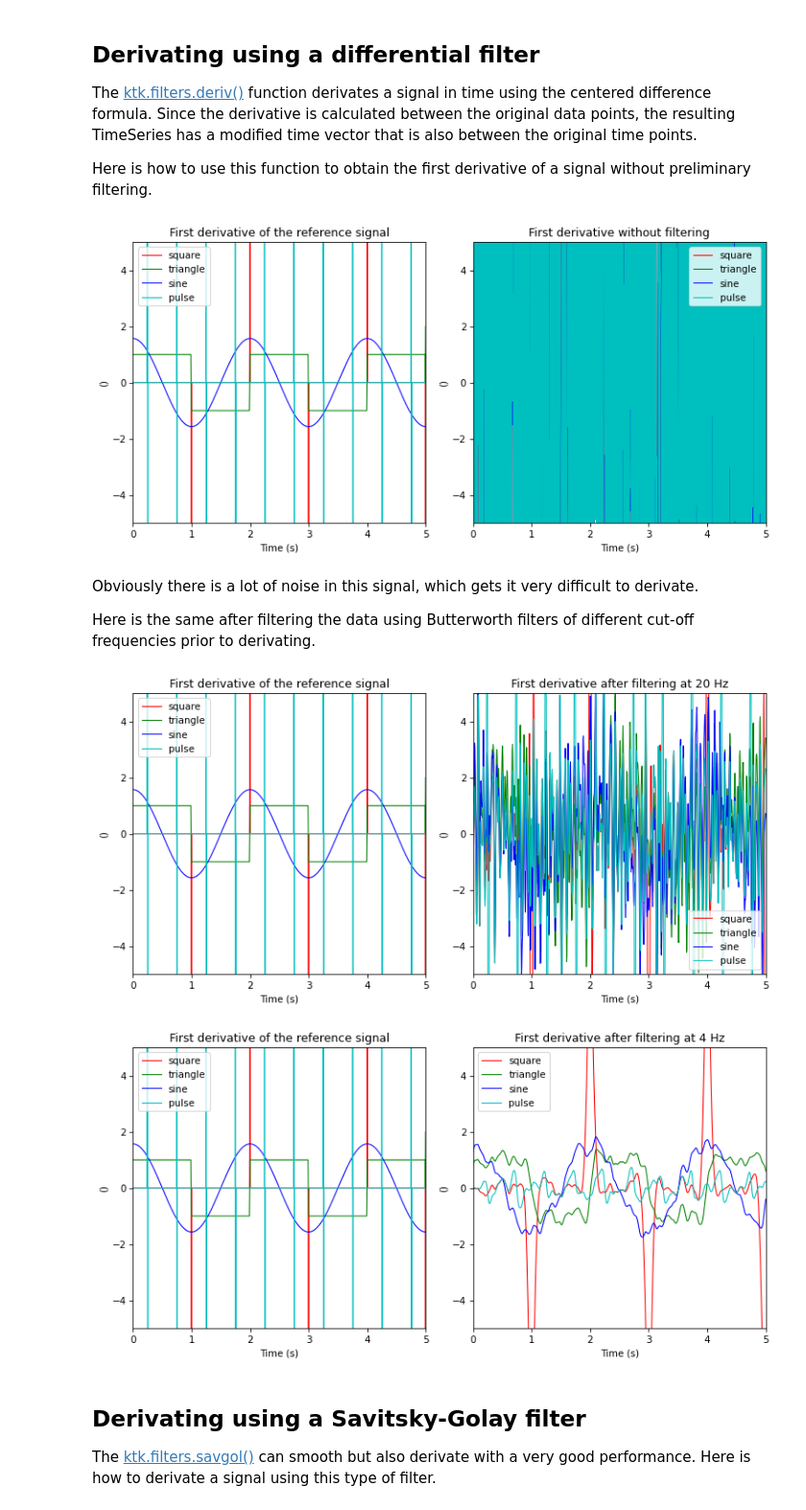
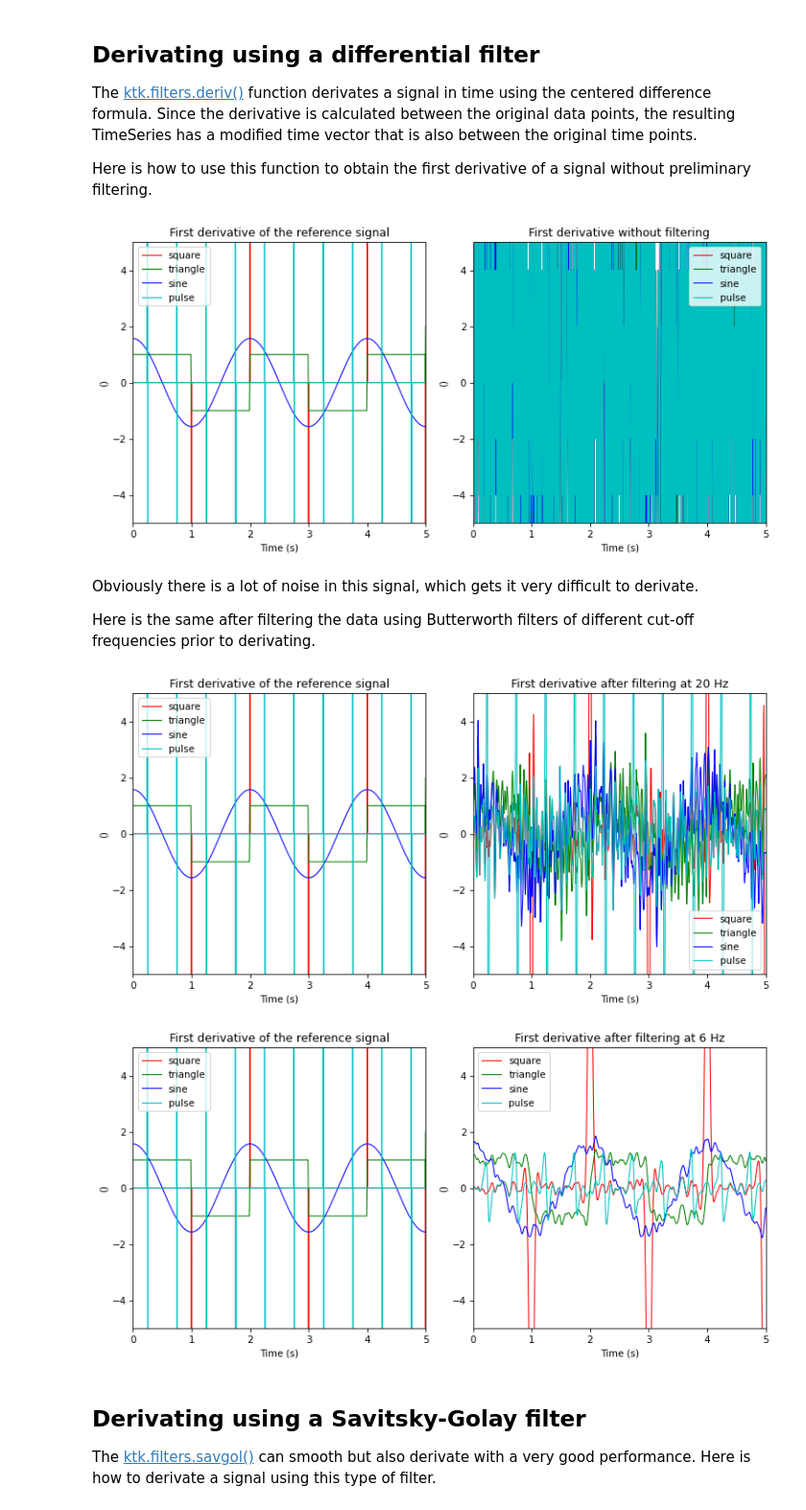
Before and after one commit to kineticstoolkit/kineticstoolkit, a Jupyter notebook: doc/filters.ipynb, the cells around one changed output. Shown at 96% size. Cells and saved outputs as stored; diff of their text form; code cells hidden in the pictures.

```diff
--- a/doc/filters.ipynb
+++ b/doc/filters.ipynb
@@ -28,12 +28,17 @@ Let's add some noise in these nice functions.
 # %%
+# White noise
 np.random.seed(0)
-noise = (np.random.rand(1000) - 0.5) / 5
+noise = (np.random.rand(1000) - 0.5) * 1E-1
 ts = ts_source.copy()
 ts.data['square'] += noise
 ts.data['triangle'] += noise
 ts.data['sine'] += noise
 ts.data['pulse'] += noise
 
+# Quantification noise: resolution of 1E-2
+for key in ts.data:
+    ts.data[key] = np.floor(ts.data[key] * 1E2) * 1E-2
+
 ts.plot()
 plt.tight_layout()
 # %% [output]
@@ -168,7 +173,7 @@ plt.title('First derivative without filtering')
 
 plt.tight_layout()
 # %% [output]
-[figure, old version]
+[figure, new version]
 # %% [markdown]
 Obviously there is a lot of noise in this signal, which gets it very difficult to derivate.
 
@@ -189,24 +194,24 @@ plt.title('First derivative after filtering at 20 Hz')
 
 plt.tight_layout()
 # %% [output]
-[figure, old version]
+[figure, new version]
 # %%
 plt.subplot(1, 2, 1)
 temp = ktk.filters.deriv(ts_source)
 temp.plot()
 plt.axis([0, 5, -5, 5])
 plt.title('First derivative of the reference signal')
 
 plt.subplot(1, 2, 2)
 temp = ktk.filters.deriv(
-    ktk.filters.butter(ts, fc=4))
+    ktk.filters.butter(ts, fc=6))
 temp.plot()
 plt.axis([0, 5, -5, 5])
-plt.title('First derivative after filtering at 4 Hz')
+plt.title('First derivative after filtering at 6 Hz')
 
 plt.tight_layout()
 # %% [output]
-[figure, old version]
+[figure, new version]
 # %% [markdown]
 Derivating using a Savitsky-Golay filter
 ----------------------------------------
```
Also changed, not shown: parts of 10 cells of this notebook, 29 other files.
